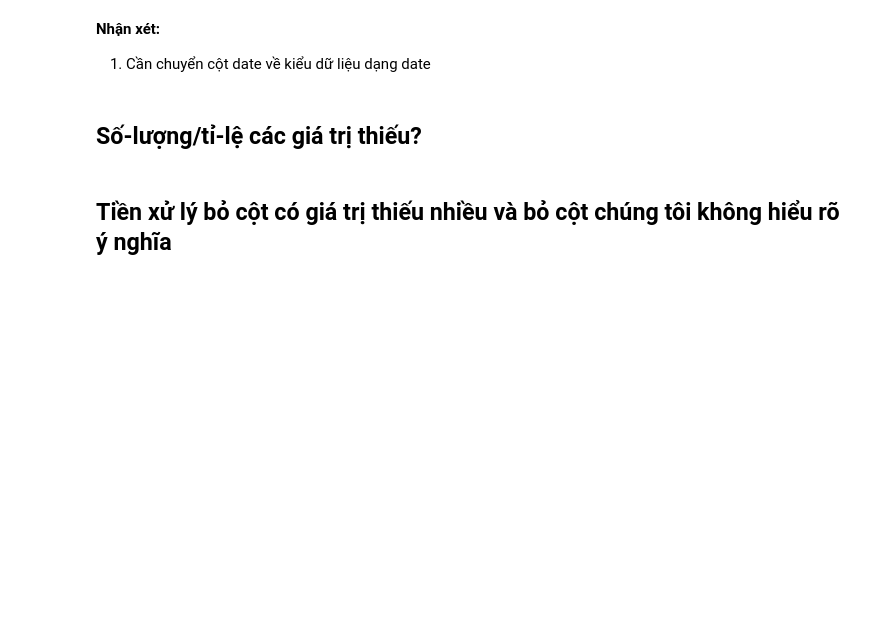
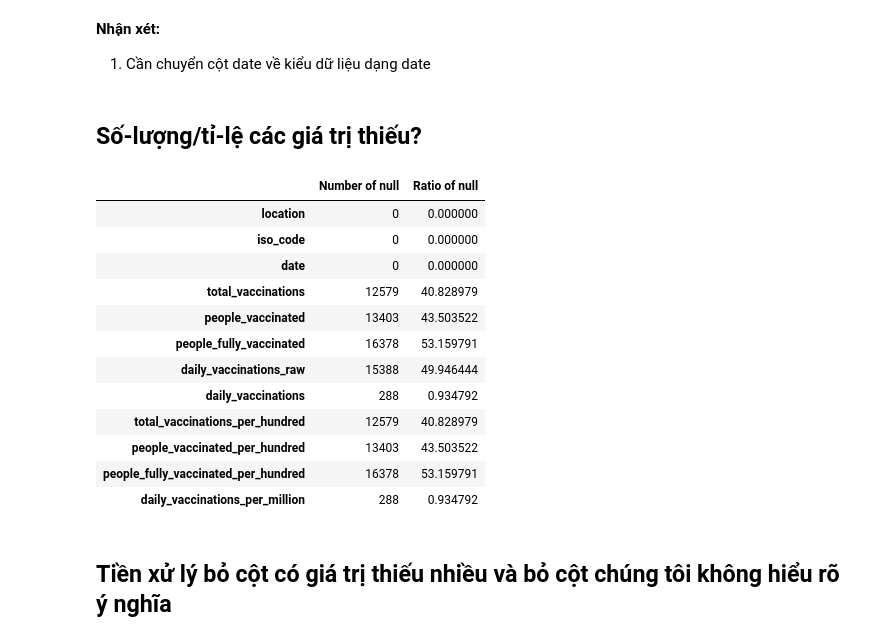
Before and after one commit to FinalProject-P4DS/FinalProject-P4DS, a Jupyter notebook: Final_Project-P4DS.ipynb, the cells around one changed output. Cells and saved outputs as stored; diff of their text form; code cells hidden in the pictures; blank space fills up the shorter version.

```diff
--- a/Final_Project-P4DS.ipynb
+++ b/Final_Project-P4DS.ipynb
@@ -119,6 +119,28 @@ dtype: object
 1. Cần chuyển cột date về kiểu dữ liệu dạng date
 # %% [markdown]
 ## Số-lượng/tỉ-lệ các giá trị thiếu?
+# %%
+number_of_null = vaccinations.isna().sum()
+ratio_of_null = vaccinations.isnull().sum() * 100 / len(vaccinations)
+
+number_ratio_of_null = pd.concat([number_of_null, ratio_of_null], axis=1)
+number_ratio_of_null.columns = ["Number of null", "Ratio of null"]
+
+number_ratio_of_null
+# %% [output]
+|  | Number of null | Ratio of null |
+| location | 0 | 0.000000 |
+| iso_code | 0 | 0.000000 |
+| date | 0 | 0.000000 |
+| total_vaccinations | 12579 | 40.828979 |
+| people_vaccinated | 13403 | 43.503522 |
+| people_fully_vaccinated | 16378 | 53.159791 |
+| daily_vaccinations_raw | 15388 | 49.946444 |
+| daily_vaccinations | 288 | 0.934792 |
+| total_vaccinations_per_hundred | 12579 | 40.828979 |
+| people_vaccinated_per_hundred | 13403 | 43.503522 |
+| people_fully_vaccinated_per_hundred | 16378 | 53.159791 |
+| daily_vaccinations_per_million | 288 | 0.934792 |
 # %% [markdown]
 ## Tiền xử lý bỏ cột có giá trị thiếu nhiều và bỏ cột chúng tôi không hiểu rõ ý nghĩa
 # %% [markdown]
```
Also changed, not shown: parts of 1 cell of this notebook.
